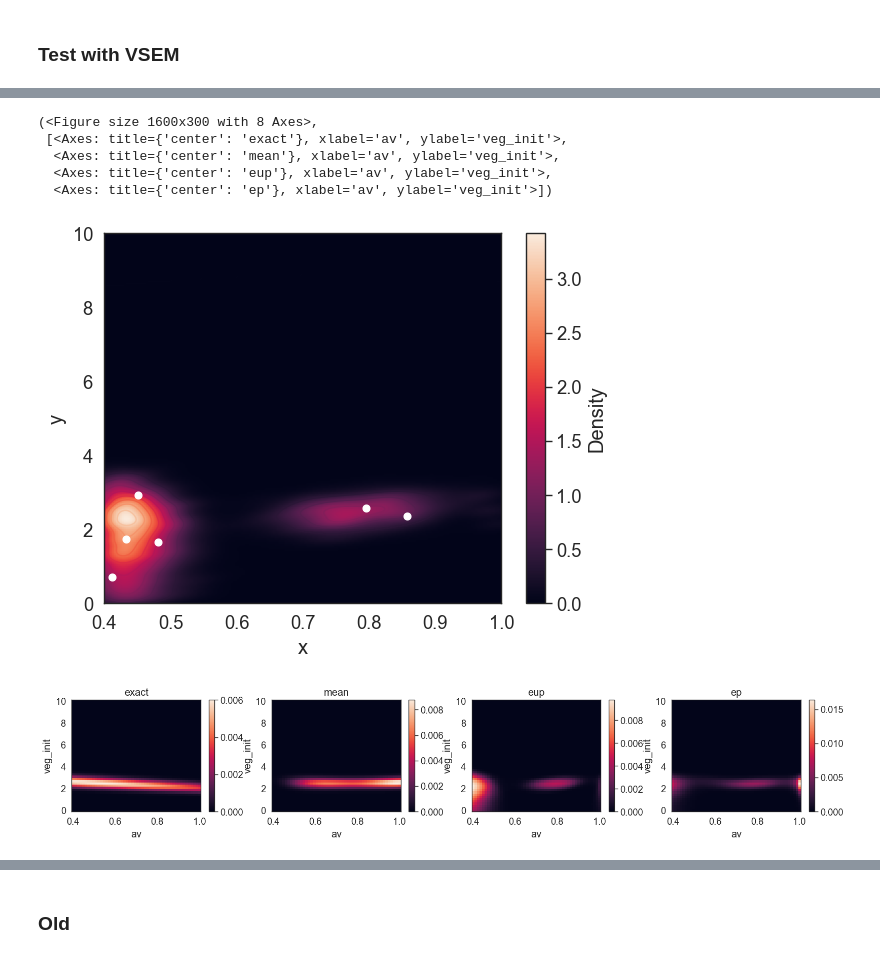
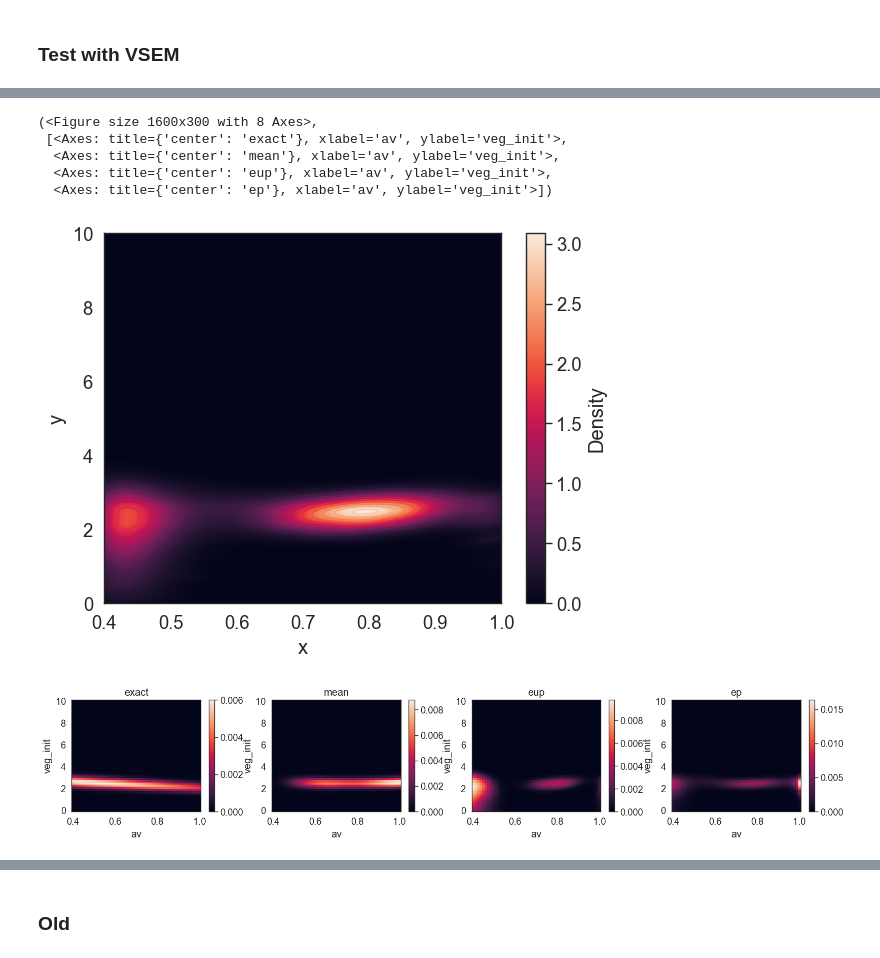
Before and after one commit to arob5/Bayesian-inference-with-surrogates, a Jupyter notebook: experiments/test.ipynb, the cells around one changed output, grey strips where cells are left out. Saved outputs shown, nothing was run; the diff lists cells and outputs as text; code cells hidden in the pictures.

```diff
--- a/experiments/test.ipynb
+++ b/experiments/test.ipynb
@@ -239,29 +323,26 @@ def logZ_approx_rkpcn(lp, lw):
 rho = 0.99
 prop_cov = jnp.diag(jnp.array([0.2 ** 2, 1.0 ** 2]))
 
- # log density
+# log density
 low, high = rep.posterior.support
 upper_bound = lambda u: rep.posterior.prior.log_density(u) + rep.posterior.likelihood.log_density_upper_bound(u)
 
 def log_density(f, u):
     u = jnp.atleast_2d(u)
     upper = upper_bound(u)
-    lp = jnp.clip(f, max=upper)
+    # lp = jnp.clip(f, max=upper)
     lp = jnp.where(jnp.all((u >= low) & (u <= high), axis=1), lp, -jnp.inf)
     return lp.squeeze()
 
 # gp
 gp = rep.surrogate_posterior_clip_gp.surrogate
-
-# quadrature points
-U = jnp.array([
-    [0.41, 2.0],
-    [0.8, 2.0]
-])
-
-eup = rep.surrogate_posterior_clip_gp.expected_density_approx()
-logw = eup.log_density(U)
-quadrature_rule = (U, -logw)
+# %%
+from typing import NamedTuple
+
+class UpdateInfo(NamedTuple):
+    rho: float
+
+f_update_info = UpdateInfo(rho=rho)
 # %%
 key, key_init_pos, key_init_ker = jr.split(key, 3)
 initial_position = rep.posterior.prior.sample(key_init_pos).squeeze()
@@ -271,18 +352,17 @@ initial_state, kernel = init_rkpcn_kernel(key=key_init_ker,
                                           gp=gp,
                                           initial_position=initial_position,
                                           u_prop_cov=prop_cov,
-                                          quadrature_rule=quadrature_rule,
-                                          logZ_approx=logZ_approx_eup,
-                                          pcn_cor=rho)
+                                          f_update_fn=_f_update_pcn_proposal,
+                                          f_update_info=f_update_info)
 # %%
 key, key_sample = jr.split(key, 2)
 
 out = mcmc_loop(key=key_sample,
                 kernel=kernel,
                 initial_state=initial_state,
-                num_samples=100_000)
+                num_samples=200_000)
 
-samp = out.position[50_000:]
+samp = out.position[100_000:]
 samp_dict = {'av': samp[:,0], 'veg_init': samp[:,1]}
 # %%
 plt.plot(out.logdensity)
@@ -302,13 +376,11 @@ U = samp[rand_idx]
 # %%
 fig, ax = plot_2d_kde(samp, low=low, high=high, contours=True, gridsize=200)
-ax.plot(U[:,0], U[:,1], 'ow')
-
 rep.density_comparison.plot(normalized=True, log_scale=False, max_cols=4)
 # %% [output]
 (<Figure size 1600x300 with 8 Axes>,
  [<Axes: title={'center': 'exact'}, xlabel='av', ylabel='veg_init'>,
   <Axes: title={'center': 'mean'}, xlabel='av', ylabel='veg_init'>,
   <Axes: title={'center': 'eup'}, xlabel='av', ylabel='veg_init'>,
   <Axes: title={'center': 'ep'}, xlabel='av', ylabel='veg_init'>])
-[figure, old version]
+[figure, new version]
 [figure]
```
Also changed, not shown: parts of 11 cells of this notebook, 1 other file.
